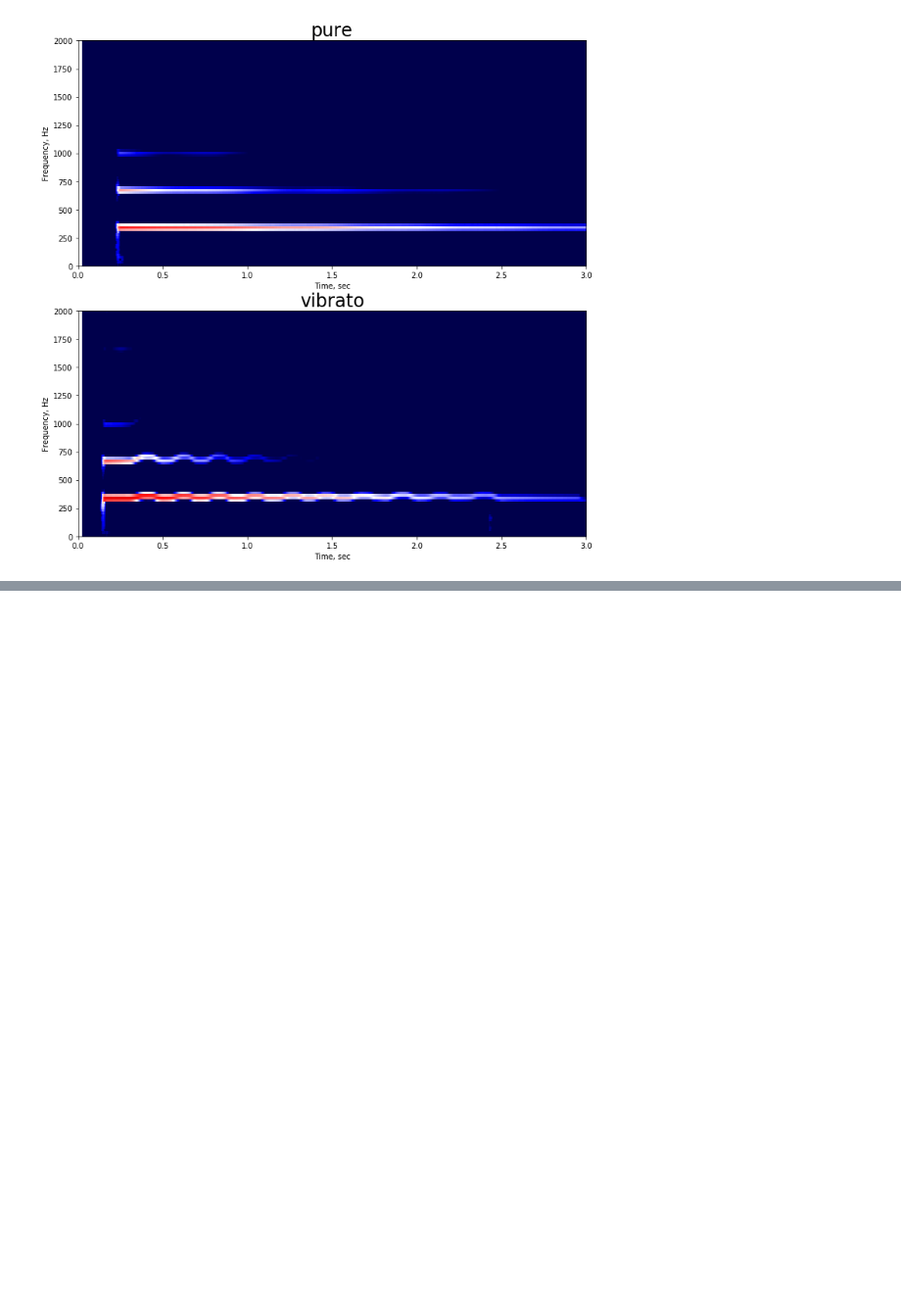
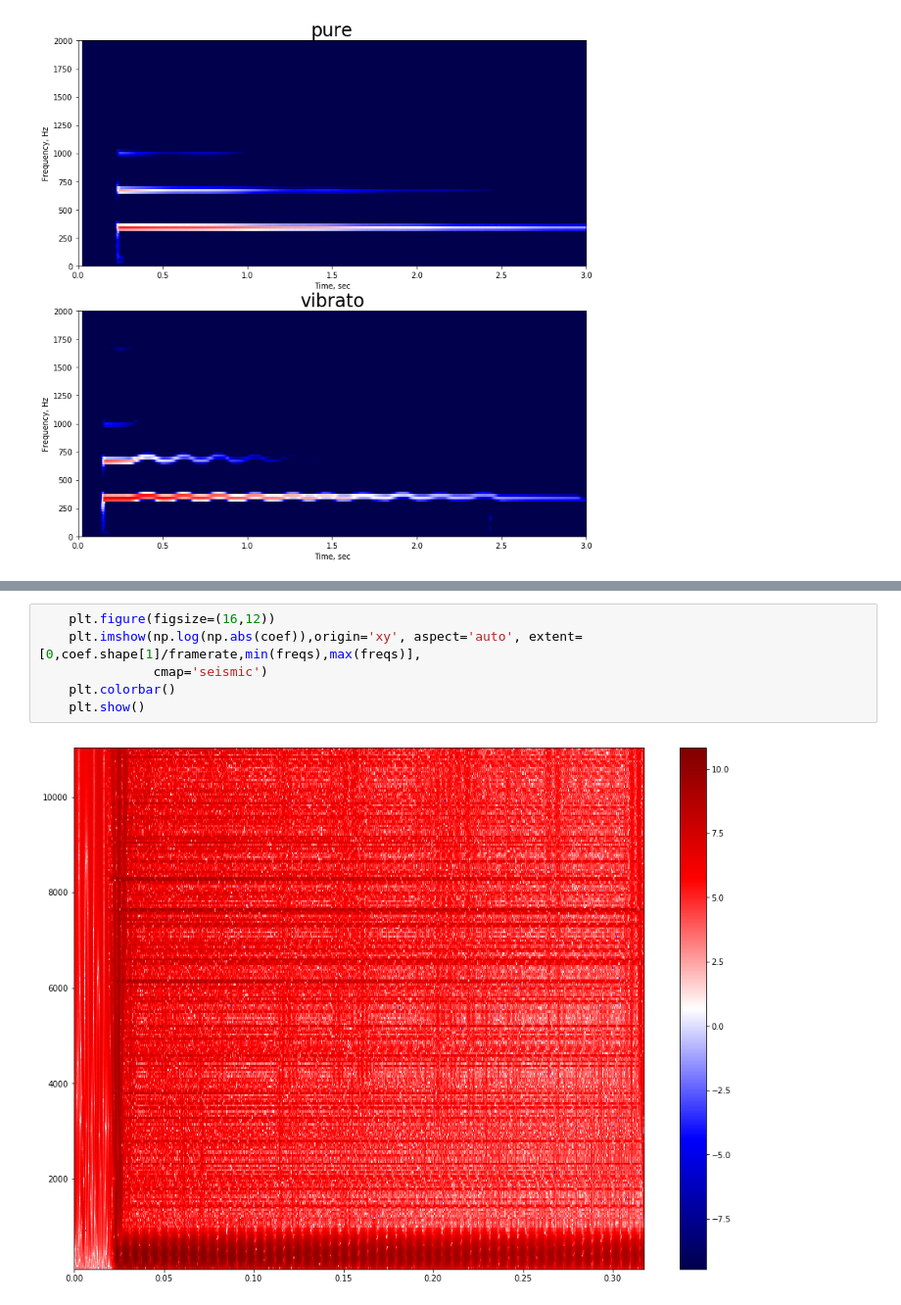
Before and after one commit to spirit11/wave_modulations, a Jupyter notebook: wavefile.ipynb, the cells around one changed output, grey strips where cells are left out. Shown at 98% size. Saved outputs shown, nothing was run; the diff lists cells and outputs as text; blank space fills up the shorter version.

```diff
--- a/wavefile.ipynb
+++ b/wavefile.ipynb
@@ -101,0 +124,8 @@ def plot(vmin=8.9,vmax=17.7):
+# %%
+    plt.figure(figsize=(16,12))
+    plt.imshow(np.log(np.abs(coef)),origin='xy', aspect='auto', extent=[0,coef.shape[1]/framerate,min(freqs),max(freqs)],
+               cmap='seismic')
+    plt.colorbar()
+    plt.show()
+# %% [output]
+[figure, added]
```
Also changed, not shown: parts of 4 cells of this notebook.
